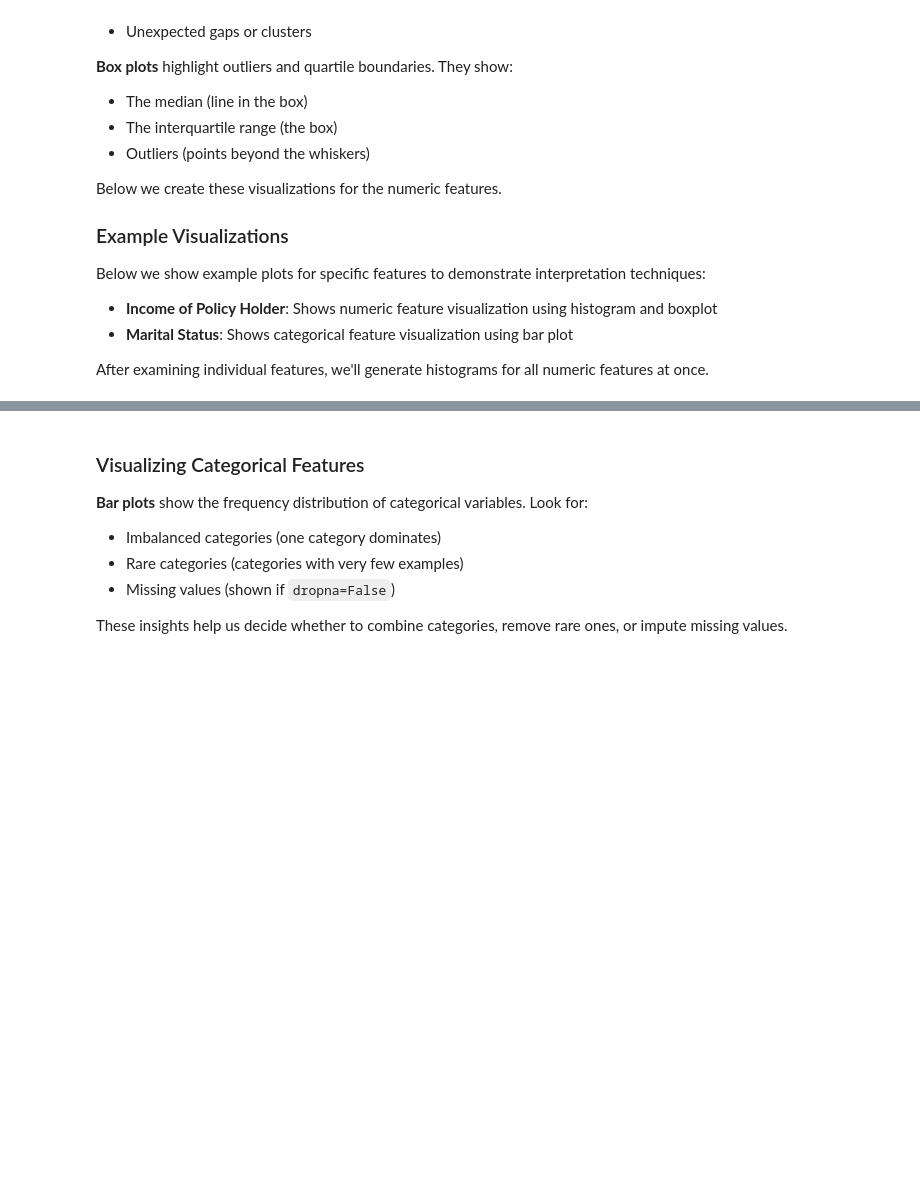
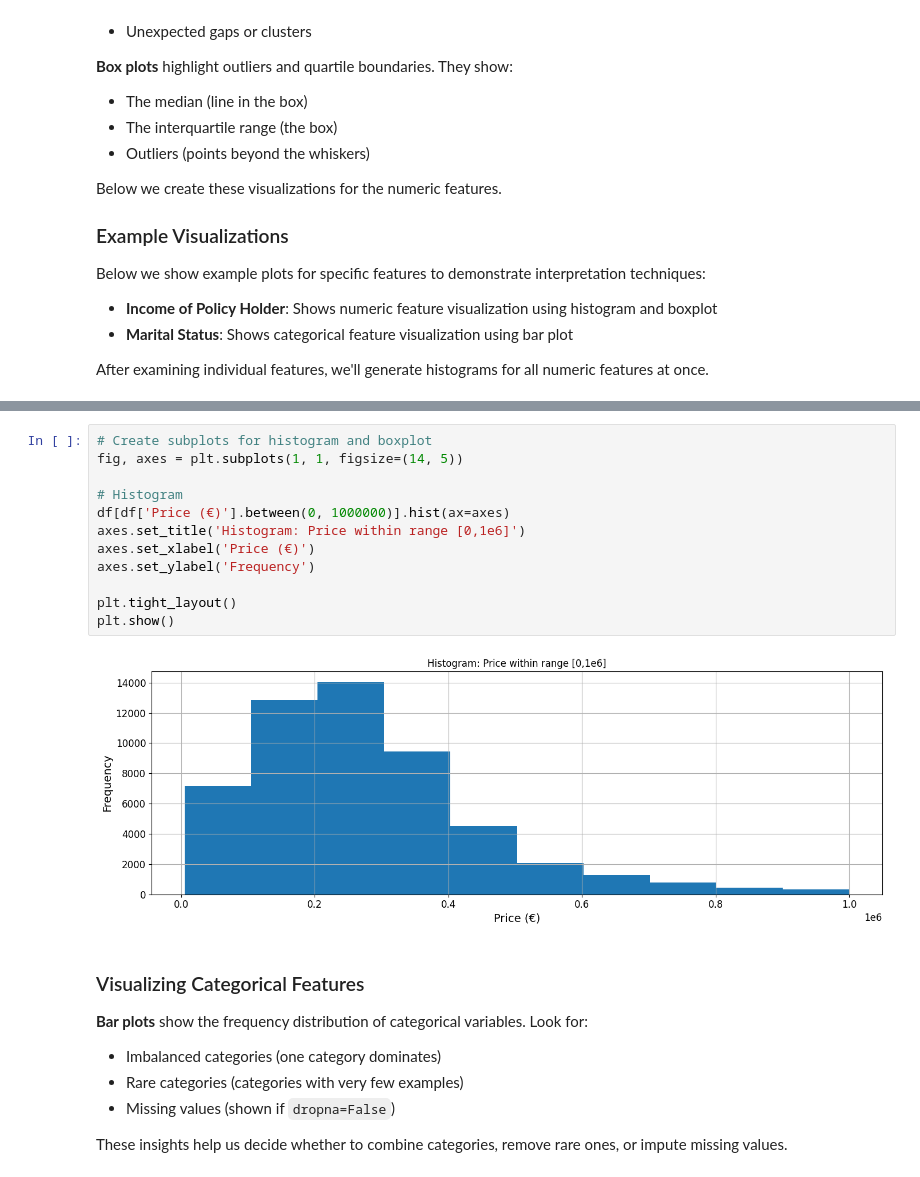
Before and after one commit to conorwal2000-creator/DA-Original-Ganstalysers, a Jupyter notebook: notebooks/analysis.ipynb, the cells around one changed output, grey strips where cells are left out. Cells and saved outputs as stored; diff of their text form; blank space fills up the shorter version.

```diff
--- a/notebooks/analysis.ipynb
+++ b/notebooks/analysis.ipynb
@@ -314,3 +314,17 @@ plt.show()
+# %%
+# Create subplots for histogram and boxplot
+fig, axes = plt.subplots(1, 1, figsize=(14, 5))
+
+# Histogram
+df[df['Price (€)'].between(0, 1000000)].hist(ax=axes)
+axes.set_title('Histogram: Price within range [0,1e6]')
+axes.set_xlabel('Price (€)')
+axes.set_ylabel('Frequency')
+
+plt.tight_layout()
+plt.show()
+# %% [output]
+[figure, added]
 # %% [markdown]
 ### Visualizing Categorical Features
 
```
Also changed, not shown: parts of 3 cells of this notebook.
